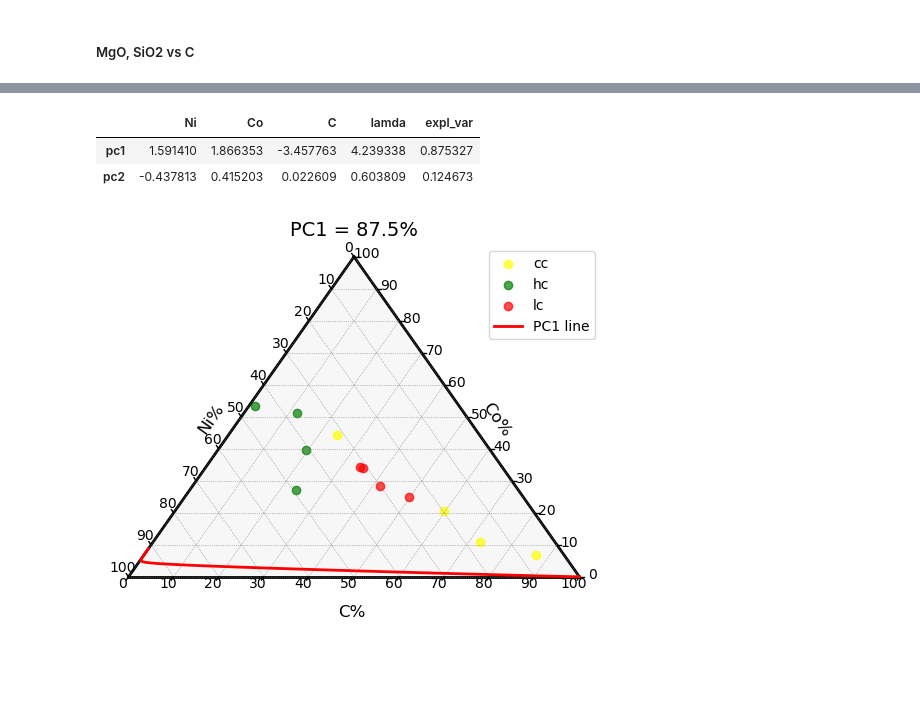
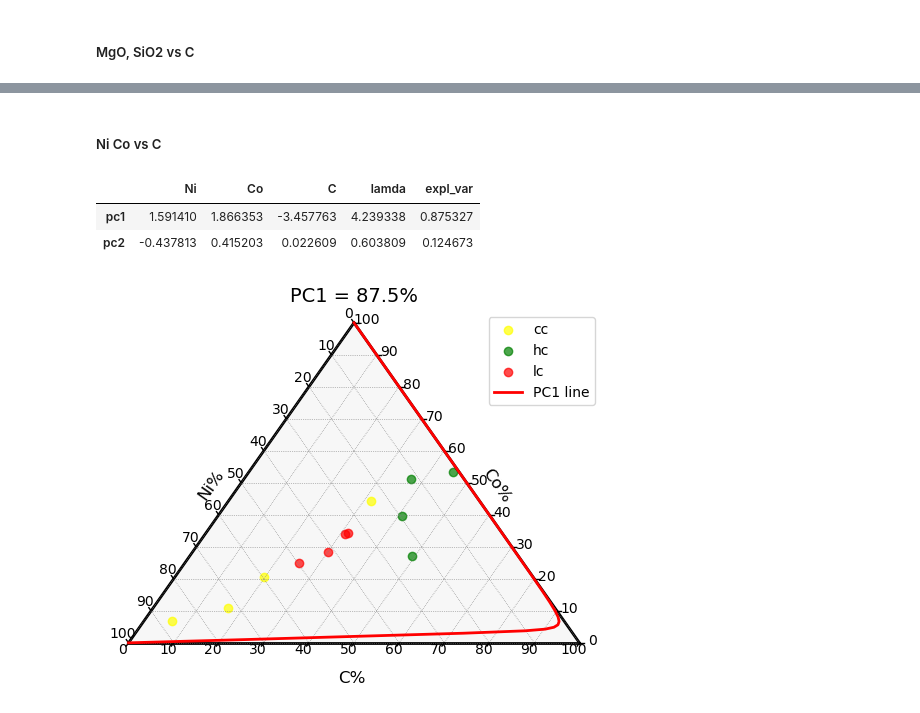
Before and after one commit to AntonWangDTU/coda_exam, a Jupyter notebook: src/2-meteorites.ipynb, the cells around one changed output, grey strips where cells are left out. Drawn from its saved outputs; the diff is of its cells as text; code cells hidden in the pictures; blank space fills up the shorter version.

```diff
--- a/src/2-meteorites.ipynb
+++ b/src/2-meteorites.ipynb
@@ -269,3 +337,5 @@ tax.show()
+# %% [markdown]
+##### Ni Co vs C
 # %%
 
 Ni_Co_Carbon = data[['Ni', 'Co', 'C']]
@@ -306,10 +376,10 @@ e_PC1 = loadings.iloc[0, 0:3]
 centered_data = (Ni_Co_Carbon / gm).coda.closure(100)
 
 # Sweep alpha range for PC1 line
-alpha_range = np.linspace(-3, 3, 100)
+alpha_range = np.linspace(-100, 100, 1000)
 compositional_line = []
 for alpha in alpha_range:
-    perturbed = np.exp(alpha * e_PC1) * gm
+    perturbed = np.exp(alpha ** e_PC1) * gm
     closed = perturbed / np.sum(perturbed) * 100
     compositional_line.append(closed)
 compositional_line = np.array(compositional_line)
@@ -331,33 +401,33 @@ figure, tax = ternary.figure(scale=scale)
 tax.set_title(f"PC1 = {pc1_var:.1f}%", fontsize=14)
 tax.boundary(linewidth=2.0)
 tax.gridlines(multiple=10, color="gray", linewidth=0.5)
 tax.ticks(axis='lbr', multiple=10, linewidth=1)
 
 # Correct axis labels (matching plotting order: C, Co, Ni)
 tax.left_axis_label("Ni%", fontsize=12)
 tax.right_axis_label("Co%", fontsize=12)
 tax.bottom_axis_label("C%", fontsize=12)
 
 # Plot each group (centered data, reordered to [C, Co, Ni])
 for i, group in enumerate(types):
     idx = data['Type'] == group
-    points = centered_data.loc[idx, ['C', 'Co', 'Ni']].values
+    points = centered_data.loc[idx, ['Ni', 'Co', 'C']].values
     tax.scatter(points, marker='o', color=custom_colors[i], label=group, alpha=0.7)
 
 # Plot PC1 line (reordered for ternary: C, Co, Ni)
-line_points = compositional_line[:, [2, 1, 0]].tolist()
+line_points = compositional_line[:, [0, 1, 2]].tolist()
 tax.plot(line_points, color='red', linewidth=2, label='PC1 line')
 
 # Add legend
 tax.legend()
 
 # Remove outer frame
 tax.get_axes().axis('off')
 
 # Hide matplotlib ticks
 tax.clear_matplotlib_ticks()
 
 # Show plot
 tax.show()
 # %% [output]
-[figure, old version]
+[figure, new version]
```
Also changed, not shown: parts of 11 cells of this notebook, 6 other files.
